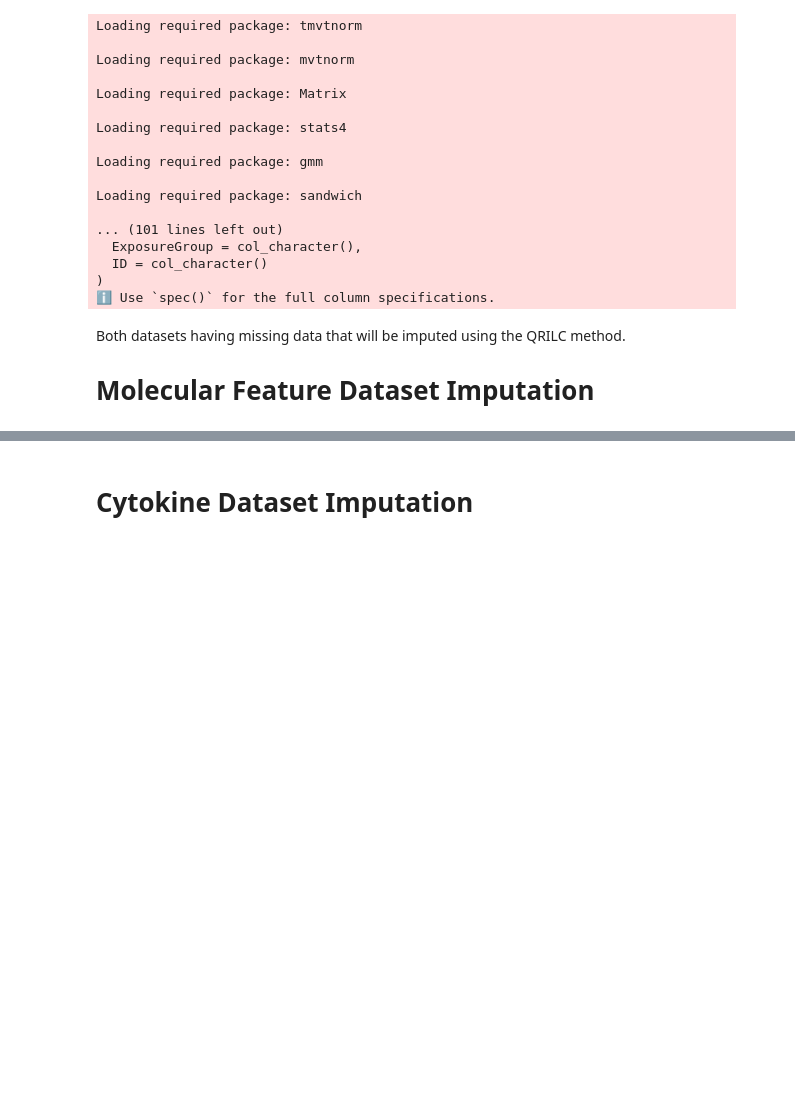
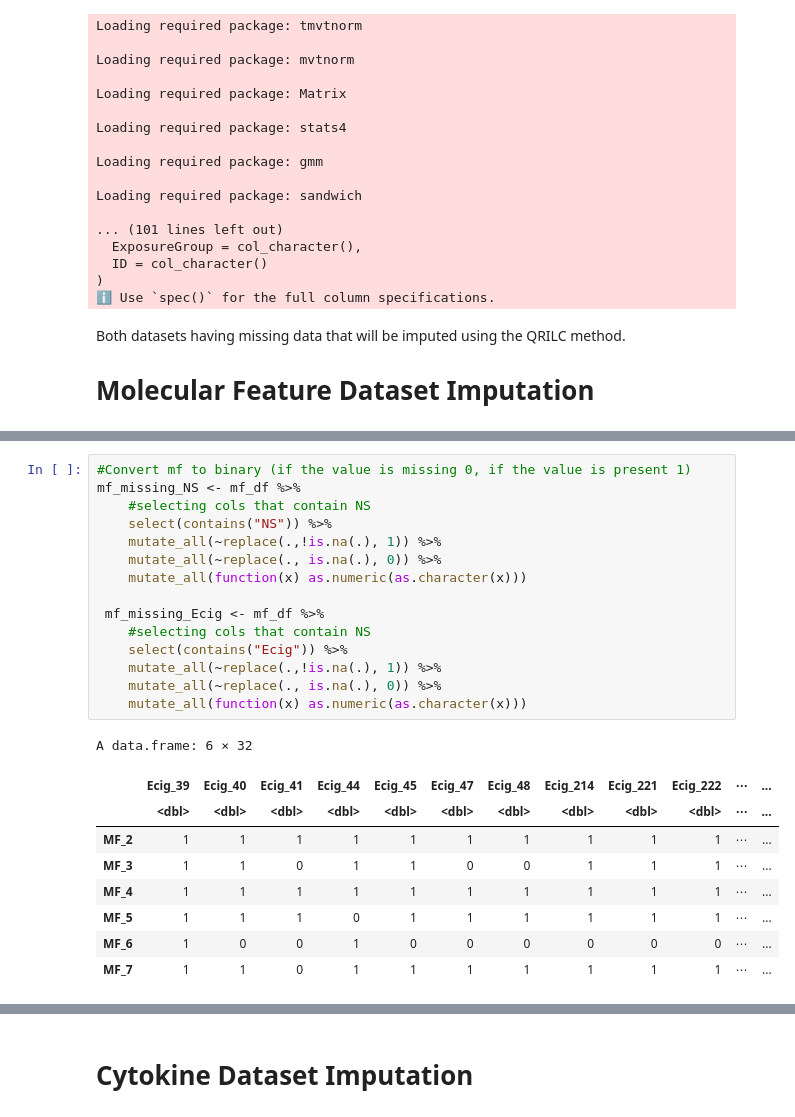
Before and after one commit to UNC-CEMALB/P1002_Ecig-Metabolomics-NELF, a Jupyter notebook: 1. Data Imputation/Data Imputation.ipynb, the cells around one changed output, grey strips where cells are left out. Saved outputs shown, nothing was run; the diff lists cells and outputs as text; blank space fills up the shorter version.

```diff
--- a/1. Data Imputation/Data Imputation.ipynb
+++ b/1. Data Imputation/Data Imputation.ipynb
@@ -142,0 +73,25 @@ A data.frame: 6 × 3872
+# %%
+#Convert mf to binary (if the value is missing 0, if the value is present 1)
+mf_missing_NS <- mf_df %>%
+    #selecting cols that contain NS
+    select(contains("NS")) %>%
+    mutate_all(~replace(.,!is.na(.), 1)) %>%
+    mutate_all(~replace(., is.na(.), 0)) %>%
+    mutate_all(function(x) as.numeric(as.character(x)))
+
+ mf_missing_Ecig <- mf_df %>%
+    #selecting cols that contain NS
+    select(contains("Ecig")) %>%
+    mutate_all(~replace(.,!is.na(.), 1)) %>%
+    mutate_all(~replace(., is.na(.), 0)) %>%
+    mutate_all(function(x) as.numeric(as.character(x)))
+# %% [output]
+A data.frame: 6 × 32
+|  | Ecig_39 | Ecig_40 | Ecig_41 | Ecig_44 | Ecig_45 | Ecig_47 | Ecig_48 | Ecig_214 | Ecig_221 | Ecig_222 | ⋯ | ... |
+|  | <dbl> | <dbl> | <dbl> | <dbl> | <dbl> | <dbl> | <dbl> | <dbl> | <dbl> | <dbl> | ⋯ | ... |
+| MF_2 | 1 | 1 | 1 | 1 | 1 | 1 | 1 | 1 | 1 | 1 | ⋯ | ... |
+| MF_3 | 1 | 1 | 0 | 1 | 1 | 0 | 0 | 1 | 1 | 1 | ⋯ | ... |
+| MF_4 | 1 | 1 | 1 | 1 | 1 | 1 | 1 | 1 | 1 | 1 | ⋯ | ... |
+| MF_5 | 1 | 1 | 1 | 0 | 1 | 1 | 1 | 1 | 1 | 1 | ⋯ | ... |
+| MF_6 | 1 | 0 | 0 | 1 | 0 | 0 | 0 | 0 | 0 | 0 | ⋯ | ... |
+| MF_7 | 1 | 1 | 0 | 1 | 1 | 1 | 1 | 1 | 1 | 1 | ⋯ | ... |
```
Also changed, not shown: parts of 17 cells of this notebook.
